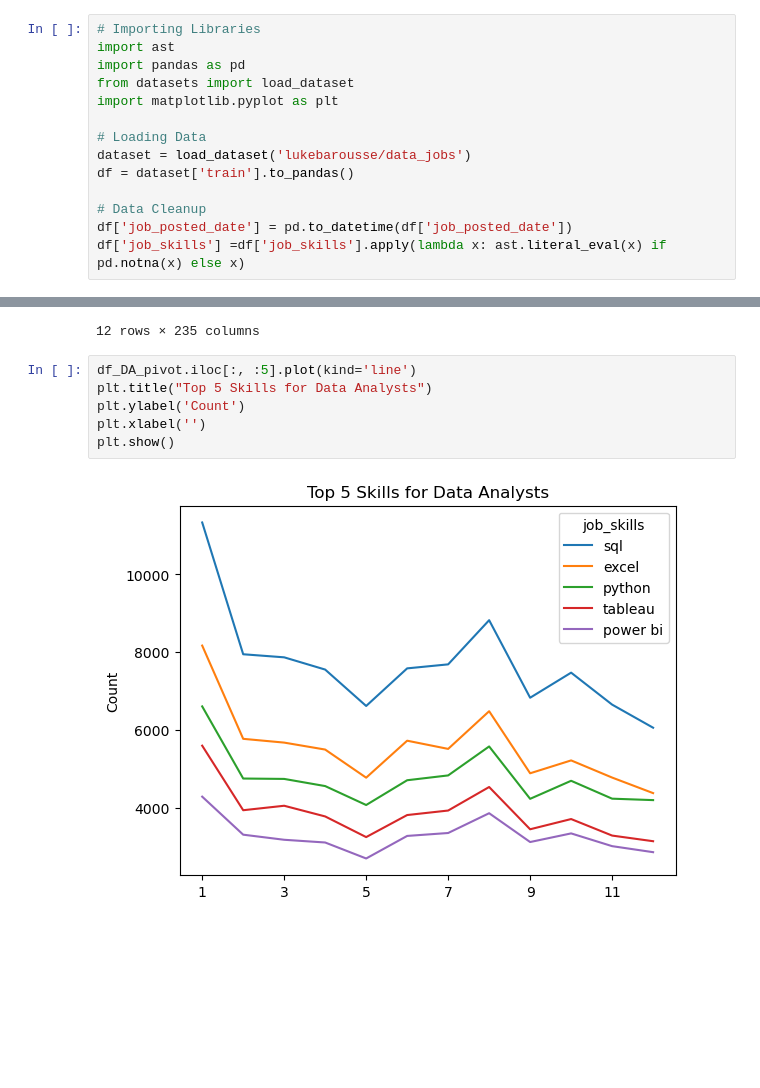
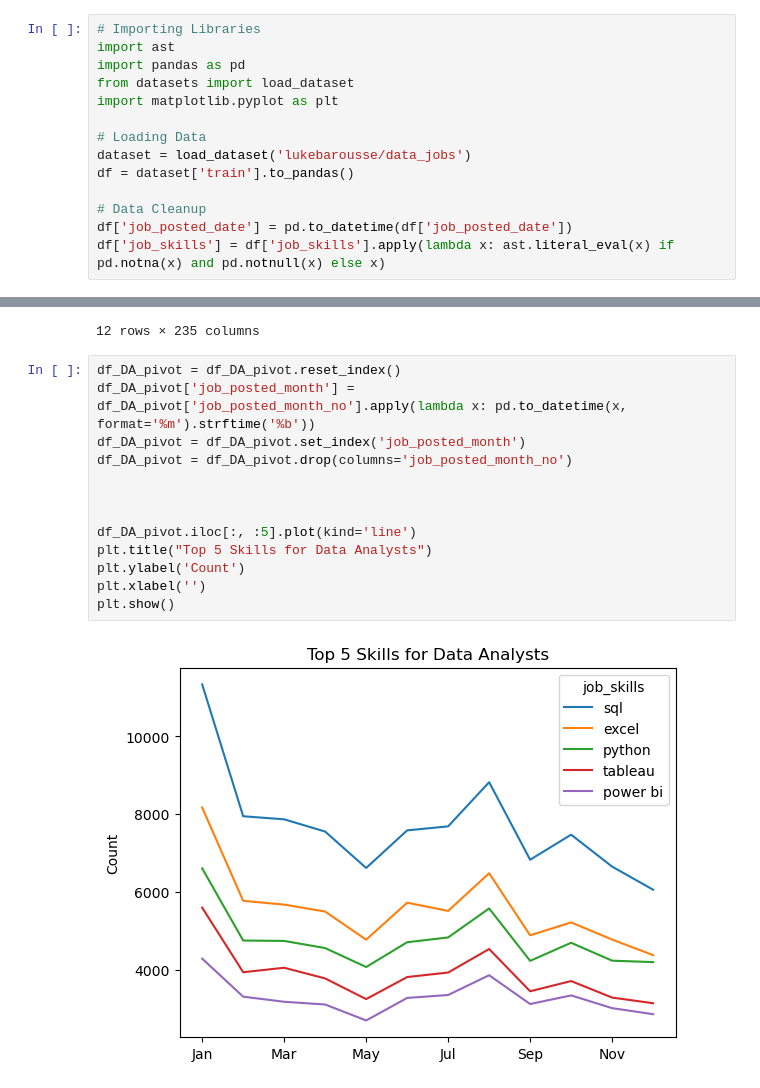
Before and after one commit to Cuishine/Python_Data_Project, a Jupyter notebook: 2_Advanced/12_Exercise_Trending_Skills.ipynb, the cells around one changed output, grey strips where cells are left out. Cells and saved outputs as stored; diff of their text form; blank space fills up the shorter version.

```diff
--- a/2_Advanced/12_Exercise_Trending_Skills.ipynb
+++ b/2_Advanced/12_Exercise_Trending_Skills.ipynb
@@ -11,7 +11,7 @@ df = dataset['train'].to_pandas()
 
 # Data Cleanup
 df['job_posted_date'] = pd.to_datetime(df['job_posted_date'])
-df['job_skills'] =df['job_skills'].apply(lambda x: ast.literal_eval(x) if pd.notna(x) else x)
+df['job_skills'] = df['job_skills'].apply(lambda x: ast.literal_eval(x) if pd.notna(x) and pd.notnull(x) else x)
 # %%
 help(ast.literal_eval)
 # %% [output]
@@ -55,10 +64,17 @@ df_DA_pivot
 | 12 | 6058 | 4376 | 4196 | 3139 | 2857 | 2125 | 1858 | 822 | 786 | ... |
 12 rows × 235 columns
 # %%
+df_DA_pivot = df_DA_pivot.reset_index()
+df_DA_pivot['job_posted_month'] = df_DA_pivot['job_posted_month_no'].apply(lambda x: pd.to_datetime(x, format='%m').strftime('%b'))
+df_DA_pivot = df_DA_pivot.set_index('job_posted_month')
+df_DA_pivot = df_DA_pivot.drop(columns='job_posted_month_no')
+
+
+
 df_DA_pivot.iloc[:, :5].plot(kind='line')
 plt.title("Top 5 Skills for Data Analysts")
 plt.ylabel('Count')
 plt.xlabel('')
 plt.show()
 # %% [output]
-[figure, old version]
+[figure, new version]
```
Also changed, not shown: parts of 1 cell of this notebook.
